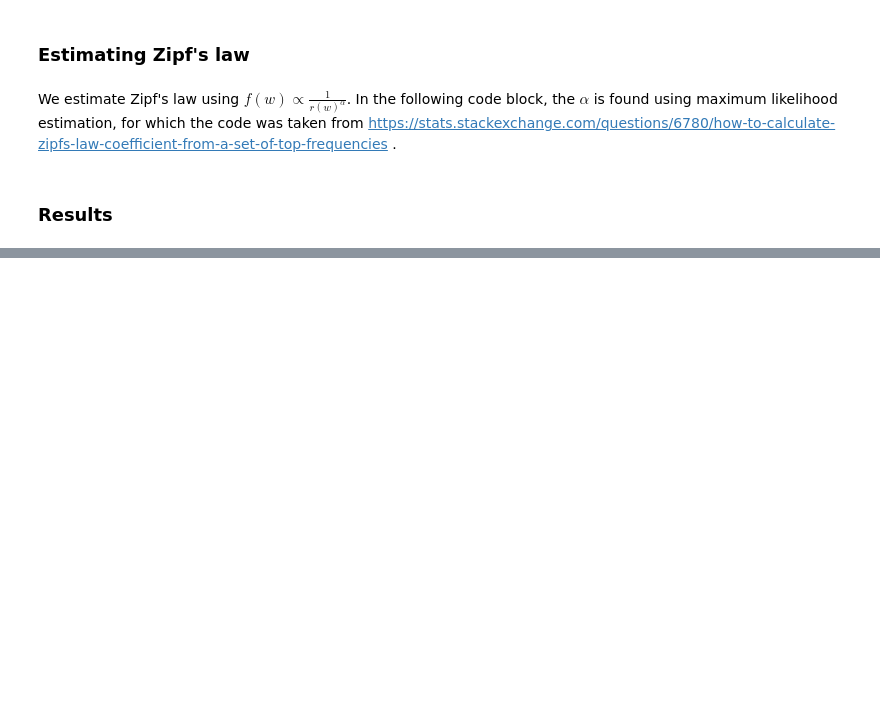
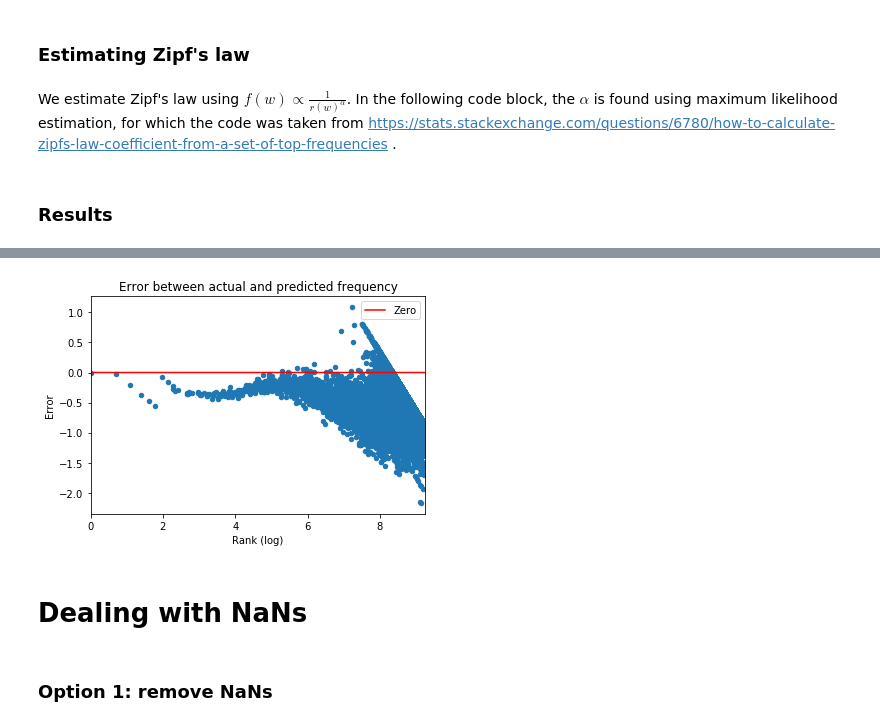
Before and after one commit to remvanthull/Thesis, a Jupyter notebook: LargeLanguageModels.ipynb, the cells around one changed output, grey strips where cells are left out. Saved outputs shown, nothing was run; the diff lists cells and outputs as text; code cells hidden in the pictures; blank space fills up the shorter version.

Commit message:
Dealing with NaNs

```diff
--- a/LargeLanguageModels.ipynb
+++ b/LargeLanguageModels.ipynb
@@ -111,0 +140,14 @@ zipf_df.set_axis(["Rank (log)", "Predicted frequency (log)"], axis=1, inplace=Tr
+# %%
+df_log['Error'] = df_log['Estimated frequency (log)'] - df_log['Frequency (log)']
+df_log['Zero'] = 0
+ax = df_log.plot(x ='Rank (log)', y='Error', kind = 'scatter')
+df_log.plot(x ='Rank (log)', y = 'Zero', kind = 'line', ax=ax, color='red')
+# plt.ylim([-1, 1])
+plt.title("Error between actual and predicted frequency")
+plt.show()
+# %% [output]
+[figure, added]
+# %% [markdown]
+# Dealing with NaNs
+# %% [markdown]
+### Option 1: remove NaNs
```
Also changed, not shown: parts of 22 cells of this notebook.
